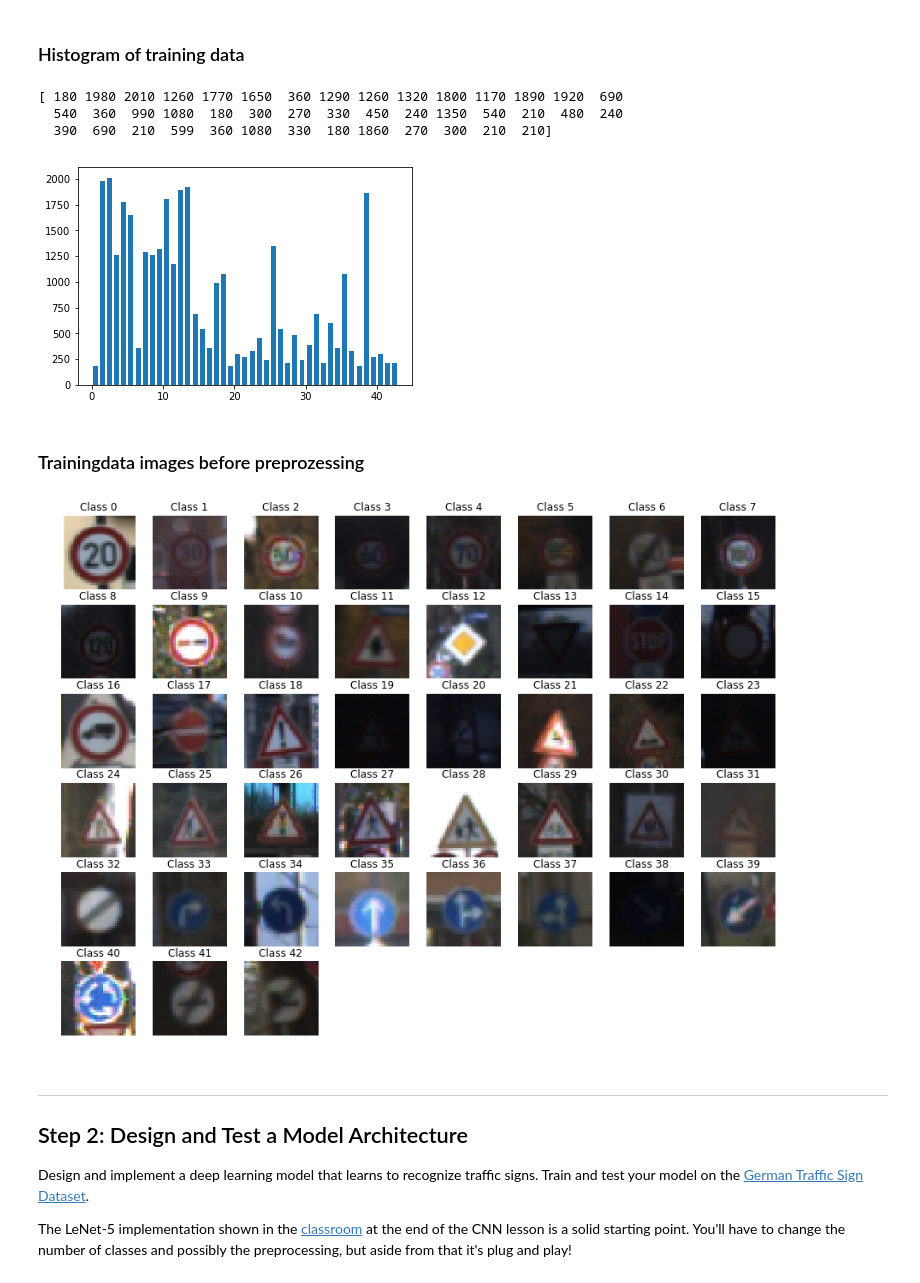
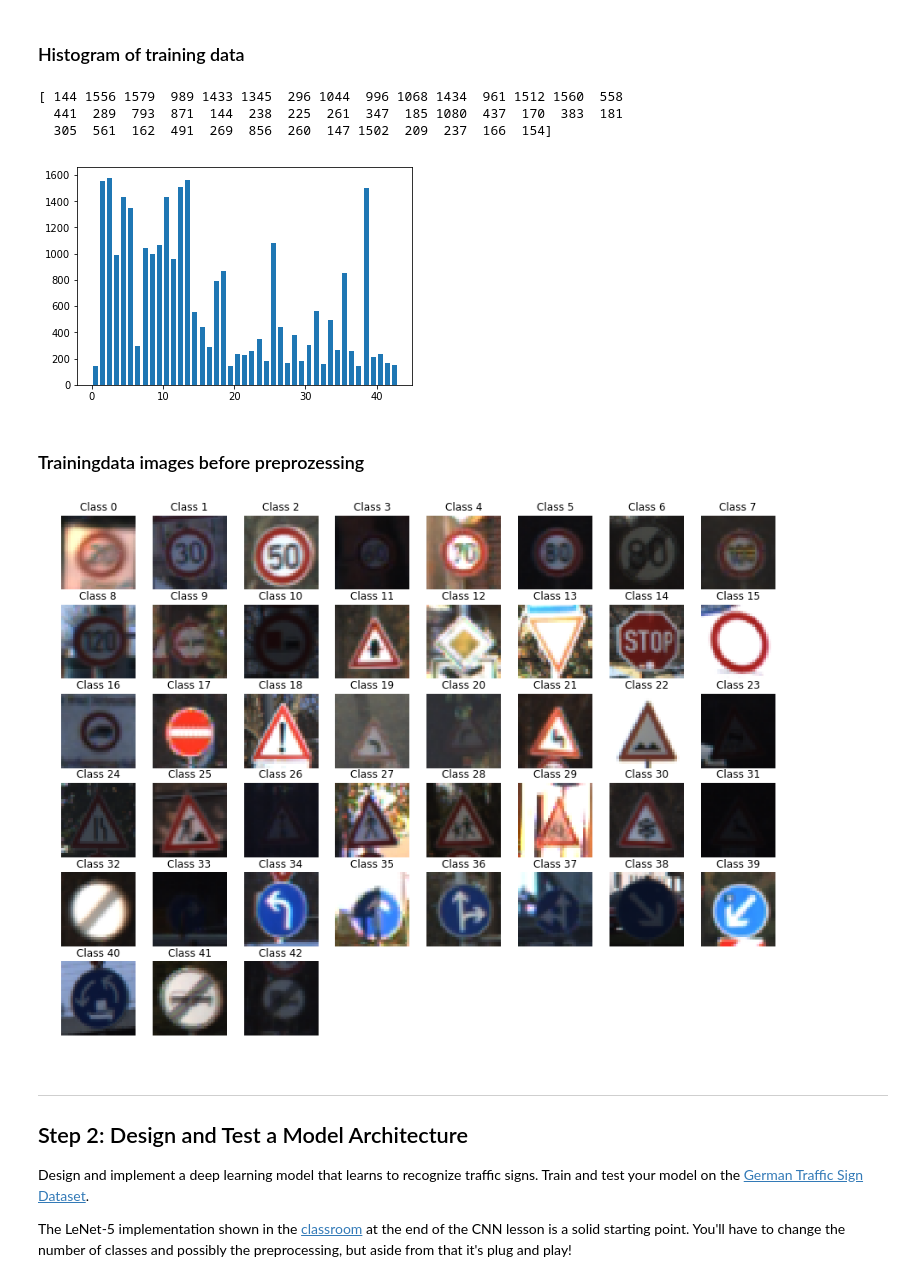
Before and after one commit to kaiulrich/kulrich_CarND-Traffic-Sign-Classifier-Project, a Jupyter notebook: Traffic_Sign_Classifier.ipynb, the cells around one changed output. Cells and saved outputs as stored; diff of their text form; code cells hidden in the pictures.

Commit message:
split testdata

```diff
--- a/Traffic_Sign_Classifier.ipynb
+++ b/Traffic_Sign_Classifier.ipynb
@@ -79,3 +76,23 @@ Number of training examples = 34799
 Number of testing examples = 12630
 Image data shape = (32, 32, 3)
 Number of classes = 43
+# %%
+from sklearn.model_selection import train_test_split
+from sklearn.utils import shuffle
+
+X_train, y_train = shuffle(X_train, y_train)
+
+# Split into train and validation (80-20%)
+X_train, X_valid, y_train, y_valid = train_test_split( X_train, y_train, test_size = 0.2, random_state=123)
+
+# TODO: Number of training examples
+n_train = len(X_train)
+
+# TODO: Number of testing examples.
+n_test = len(X_test)
+
+n_valid = len(X_valid)
+
+print("Number of training examples =", n_train)
+print("Number of testing examples =", n_test)
+print("Number of valid examples =", n_valid)
@@ -113,26 +134,29 @@ width = 0.7 * (n_bins[1] - n_bins[0])
 plt.bar(center, hist, align='center', width=width)
 plt.show()
 # %% [output]
-[ 180 1980 2010 1260 1770 1650  360 1290 1260 1320 1800 1170 1890 1920  690
-  540  360  990 1080  180  300  270  330  450  240 1350  540  210  480  240
-  390  690  210  599  360 1080  330  180 1860  270  300  210  210]
+[ 144 1556 1579  989 1433 1345  296 1044  996 1068 1434  961 1512 1560  558
+  441  289  793  871  144  238  225  261  347  185 1080  437  170  383  181
+  305  561  162  491  269  856  260  147 1502  209  237  166  154]
-[figure, old version]
+[figure, new version]
 # %% [markdown]
 ### Trainingdata images before preprozessing
 # %%
 plt.figure(figsize=(15, 15))
+
+images_by_classes = []
 
 for i in range(n_classes):
     for j in range(len(y_train)):
         if (i == y_train[j]):
             plt.subplot(8, 8, i+1)
             plt.axis('off')
             plt.title("Class {0}".format(i))
             plt.imshow(X_train[j])
+            images_by_classes.append(X_train[j])
             break
 plt.show()
 # %% [output]
-[figure, old version]
+[figure, new version]
 # %% [markdown]
 ----
 
```
Also changed, not shown: parts of 8 cells of this notebook.
